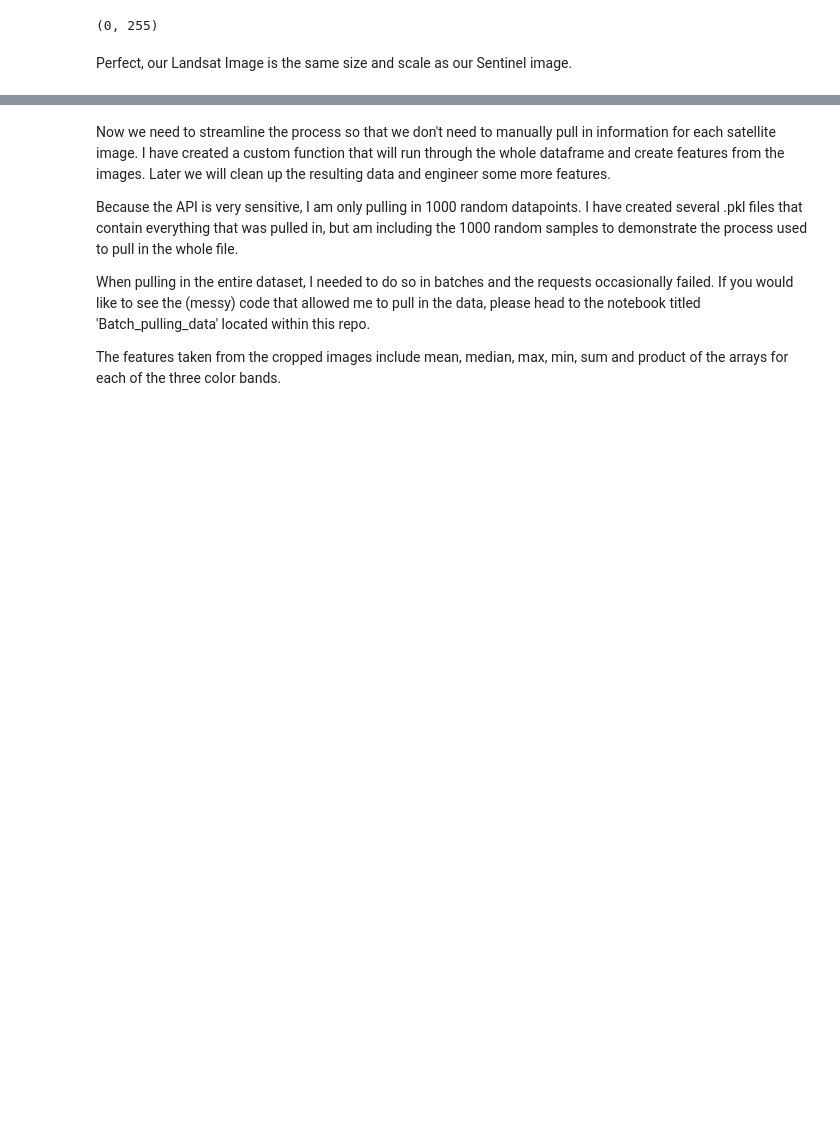
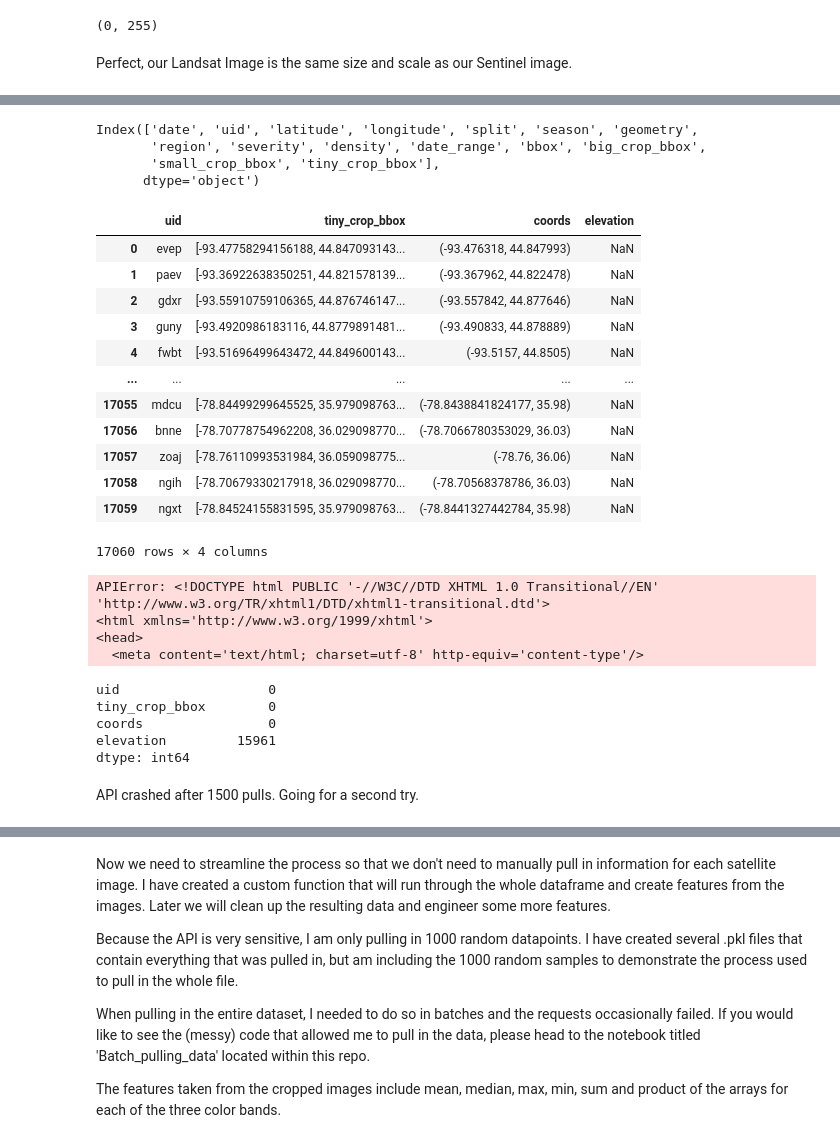
Before and after one commit to mduncan23/Predicting-Harmful-Algal-Blooms, a Jupyter notebook: troubleshoot.ipynb, the cells around one changed output, grey strips where cells are left out. Saved outputs shown, nothing was run; the diff lists cells and outputs as text; code cells hidden in the pictures; blank space fills up the shorter version.

Commit message:
pulling elevation data

```diff
--- a/troubleshoot.ipynb
+++ b/troubleshoot.ipynb
@@ -1361,0 +1432,80 @@ Perfect, our Landsat Image is the same size and scale as our Sentinel image.
+# %%
+sat_train.columns
+# %% [output]
+Index(['date', 'uid', 'latitude', 'longitude', 'split', 'season', 'geometry',
+       'region', 'severity', 'density', 'date_range', 'bbox', 'big_crop_bbox',
+       'small_crop_bbox', 'tiny_crop_bbox'],
+      dtype='object')
+# %%
+elev_train = sat_train[['uid','latitude', 'longitude', 'tiny_crop_bbox']]
+# %%
+elev_train['coords'] = list(zip(elev_train['longitude'], elev_train['latitude']))
+# %%
+elev_train = elev_train.drop(['longitude', 'latitude'], axis=1)
+# %%
+elev_train['elevation'] = np.NaN
+# %%
+elev_train
+# %% [output]
+|  | uid | tiny_crop_bbox | coords | elevation |
+| 0 | evep | [-93.47758294156188, 44.847093143... | (-93.476318, 44.847993) | NaN |
+| 1 | paev | [-93.36922638350251, 44.821578139... | (-93.367962, 44.822478) | NaN |
+| 2 | gdxr | [-93.55910759106365, 44.876746147... | (-93.557842, 44.877646) | NaN |
+| 3 | guny | [-93.4920986183116, 44.8779891481... | (-93.490833, 44.878889) | NaN |
+| 4 | fwbt | [-93.51696499643472, 44.849600143... | (-93.5157, 44.8505) | NaN |
+| ... | ... | ... | ... | ... |
+| 17055 | mdcu | [-78.84499299645525, 35.979098763... | (-78.8438841824177, 35.98) | NaN |
+| 17056 | bnne | [-78.70778754962208, 36.029098770... | (-78.7066780353029, 36.03) | NaN |
+| 17057 | zoaj | [-78.76110993531984, 36.059098775... | (-78.76, 36.06) | NaN |
+| 17058 | ngih | [-78.70679330217918, 36.029098770... | (-78.70568378786, 36.03) | NaN |
+| 17059 | ngxt | [-78.84524155831595, 35.979098763... | (-78.8441327442784, 35.98) | NaN |
+17060 rows × 4 columns
+# %%
+elev_list = []
+for index in range(len(elev_train)):
+    catalog = Client.open(
+    "https://planetarycomputer.microsoft.com/api/stac/v1", modifier=pc.sign_inplace
+)
+
+    row = elev_train.loc[index]
+
+
+    search = catalog.search(
+    collections=["cop-dem-glo-30"],
+    intersects={"type": "Point", "coordinates": row.coords},
+    )
+    items = list(search.get_items())
+
+
+
+    (minx, miny, maxx, maxy) = row.tiny_crop_bbox
+
+    signed_asset = pc.sign(items[0].assets["data"])
+    data = (
+        rioxarray.open_rasterio(signed_asset.href).rio.clip_box(
+            minx=minx,
+            miny=miny,
+            maxx=maxx,
+            maxy=maxy,
+            crs="EPSG:4326",
+        )
+        )
+
+    elev_train['elevation'].loc[index] = data.to_numpy().mean()
+
+#     elev_list.append(data.to_numpy().mean())
+# %% [output]
+APIError: <!DOCTYPE html PUBLIC '-//W3C//DTD XHTML 1.0 Transitional//EN' 'http://www.w3.org/TR/xhtml1/DTD/xhtml1-transitional.dtd'>
+<html xmlns='http://www.w3.org/1999/xhtml'>
+<head>
+  <meta content='text/html; charset=utf-8' http-equiv='content-type'/>
+# %%
+elev_train.isna().sum()
+# %% [output]
+uid                   0
+tiny_crop_bbox        0
+coords                0
+elevation         15961
+dtype: int64
+# %% [markdown]
+API crashed after 1500 pulls. Going for a second try.
```
Also changed, not shown: parts of 48 cells of this notebook, 1 other file.
